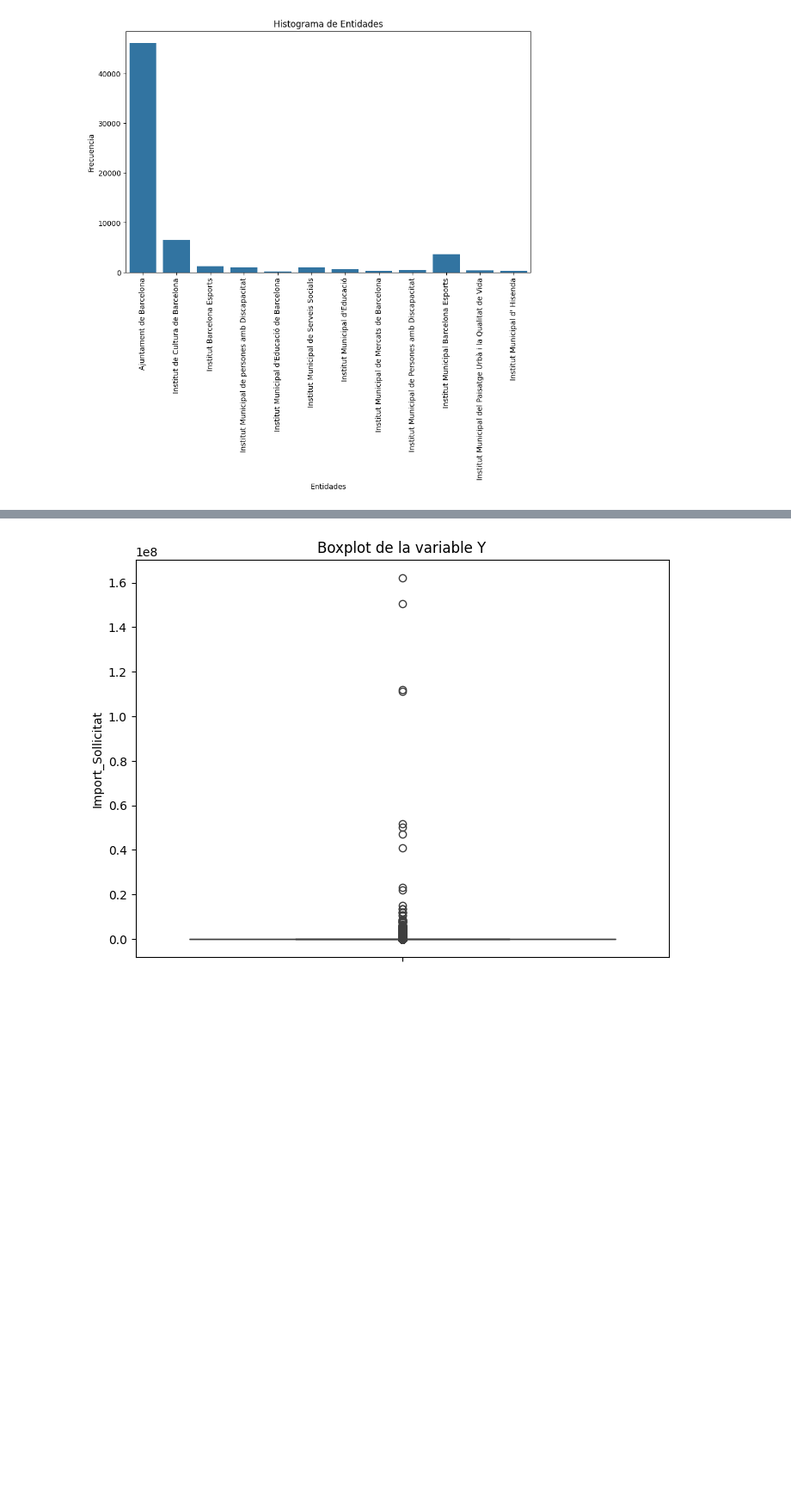
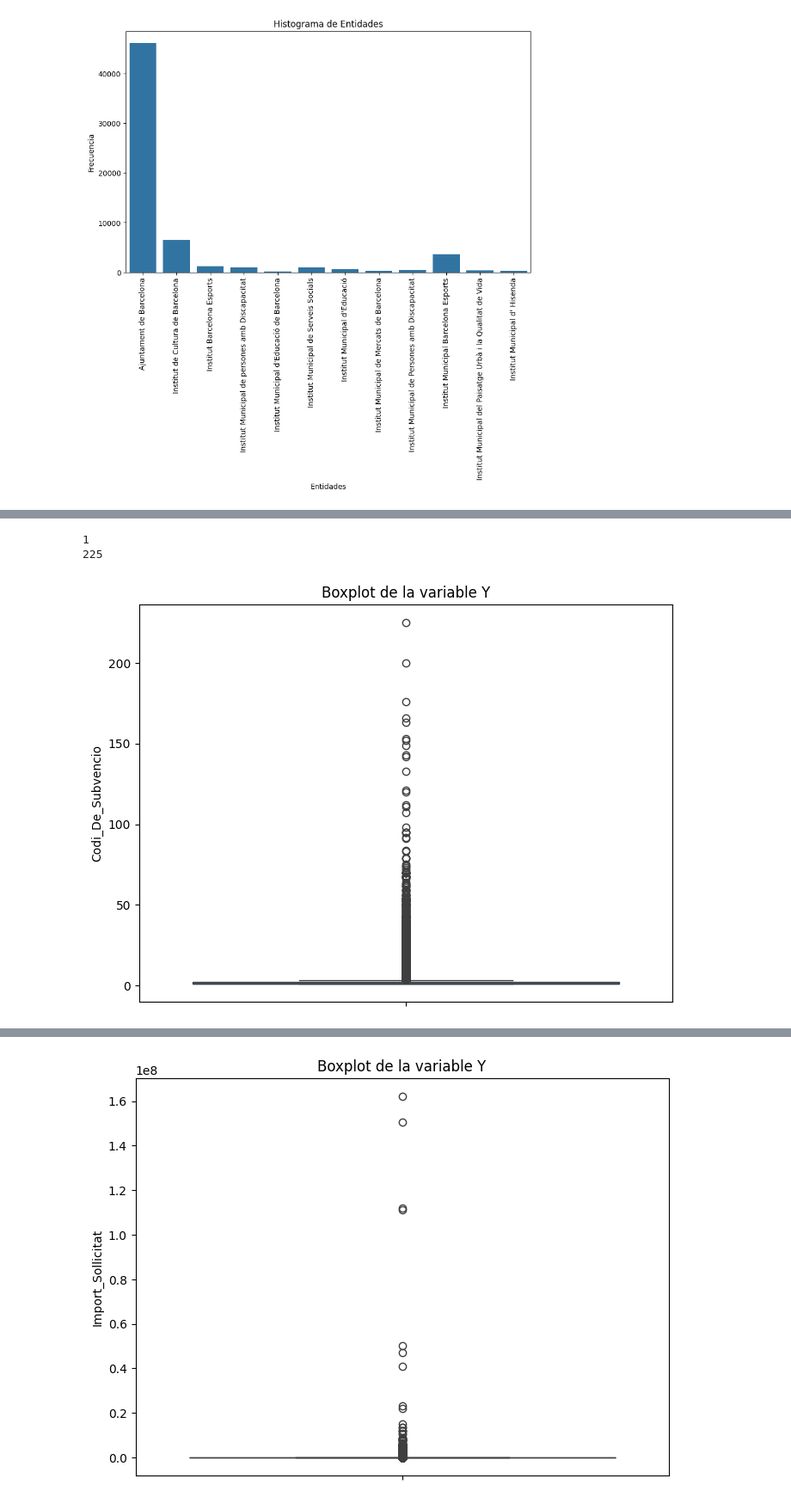
Before and after one commit to haroldavis/proba, a Jupyter notebook: EDA/subvencions.ipynb, the cells around one changed output, grey strips where cells are left out. Shown at 86% size. Cells and saved outputs as stored; diff of their text form; code cells hidden in the pictures; blank space fills up the shorter version.

```diff
--- a/EDA/subvencions.ipynb
+++ b/EDA/subvencions.ipynb
@@ -229,0 +333,15 @@ plt.show()
+# %%
+df = df_subvencions.groupby(['NIF_CIF'])['Codi_De_Subvencio'].count().to_frame()
+# %%
+print(df['Codi_De_Subvencio'].min())
+print(df['Codi_De_Subvencio'].max())
+# %% [output]
+1
+225
+# %%
+plt.figure(figsize=(8, 6))
+sns.boxplot(data=df, y='Codi_De_Subvencio')
+plt.title('Boxplot de la variable Y')
+plt.show()
+# %% [output]
+[figure, added]
```
Also changed, not shown: parts of 73 cells of this notebook, 1 other file.
